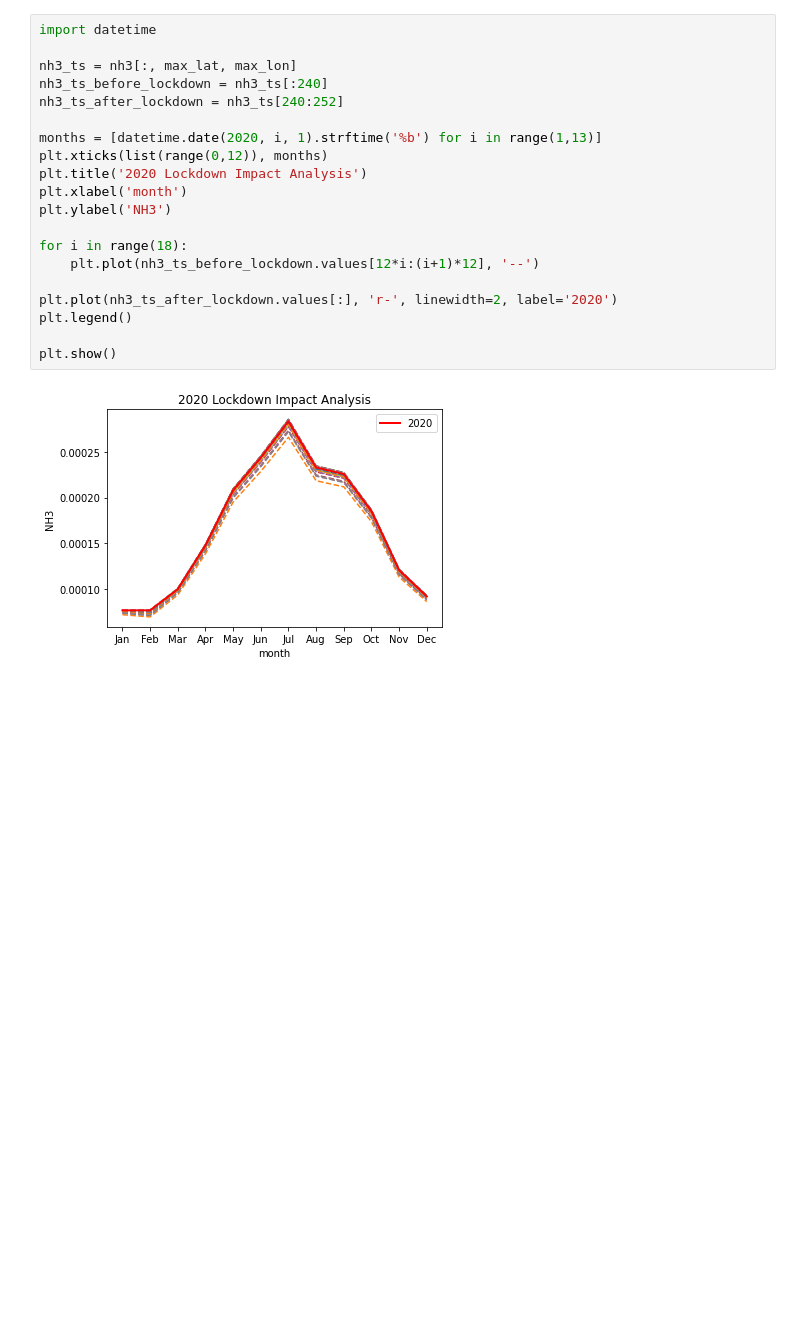
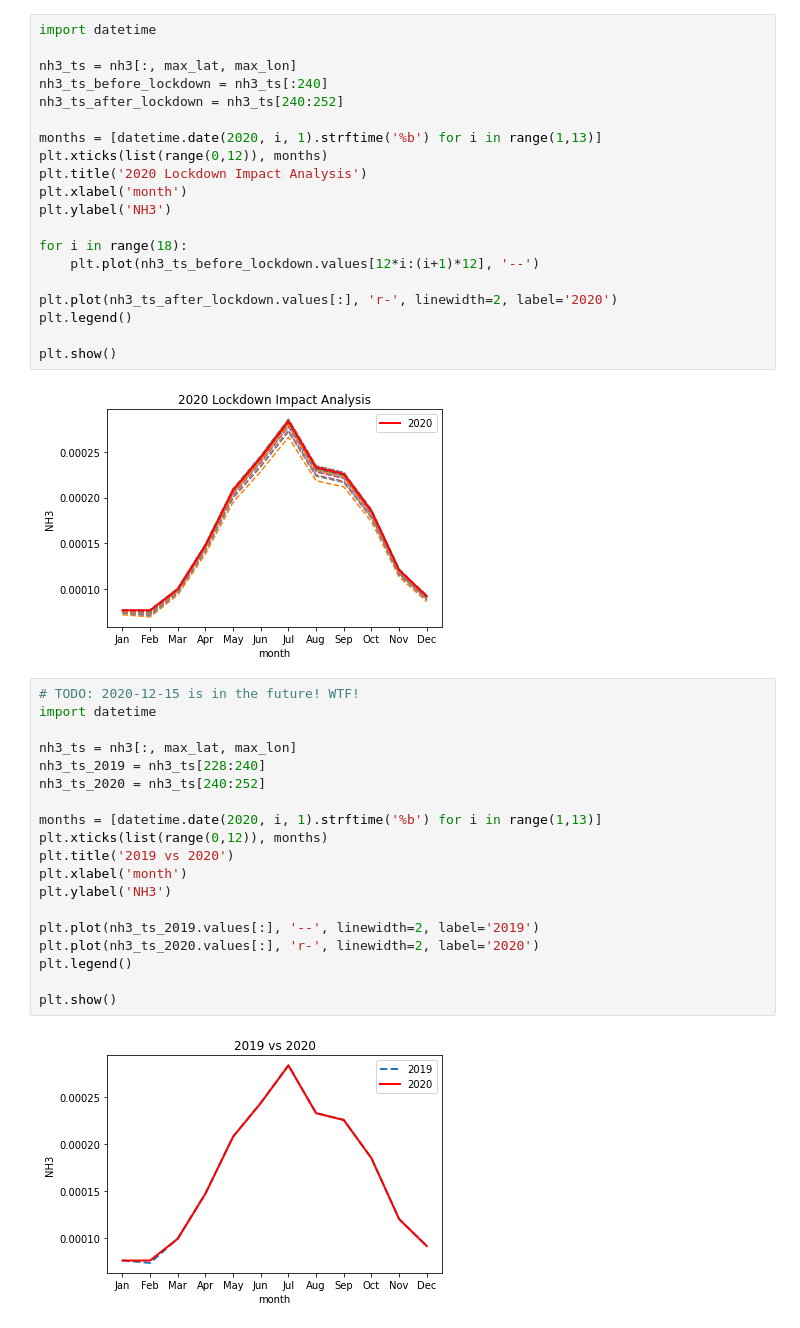
Before and after one commit to samuelexferri/unibg-statistic2, a Jupyter notebook: notebooks/nh3-qualitative-analysis.ipynb, the cells around one changed output. Drawn from its saved outputs; the diff is of its cells as text; blank space fills up the shorter version.

Commit message:
Back to the future

```diff
--- a/notebooks/nh3-qualitative-analysis.ipynb
+++ b/notebooks/nh3-qualitative-analysis.ipynb
@@ -163,3 +163,24 @@ plt.legend()
 plt.show()
 # %% [output]
 [figure]
+# %%
+# TODO: 2020-12-15 is in the future! WTF!
+import datetime
+
+nh3_ts = nh3[:, max_lat, max_lon]
+nh3_ts_2019 = nh3_ts[228:240]
+nh3_ts_2020 = nh3_ts[240:252]
+
+months = [datetime.date(2020, i, 1).strftime('%b') for i in range(1,13)]
+plt.xticks(list(range(0,12)), months)
+plt.title('2019 vs 2020')
+plt.xlabel('month')
+plt.ylabel('NH3')
+
+plt.plot(nh3_ts_2019.values[:], '--', linewidth=2, label='2019')
+plt.plot(nh3_ts_2020.values[:], 'r-', linewidth=2, label='2020')
+plt.legend()
+
+plt.show()
+# %% [output]
+[figure, added]
```
Also changed, not shown: parts of 1 cell of this notebook, 5 other files.
